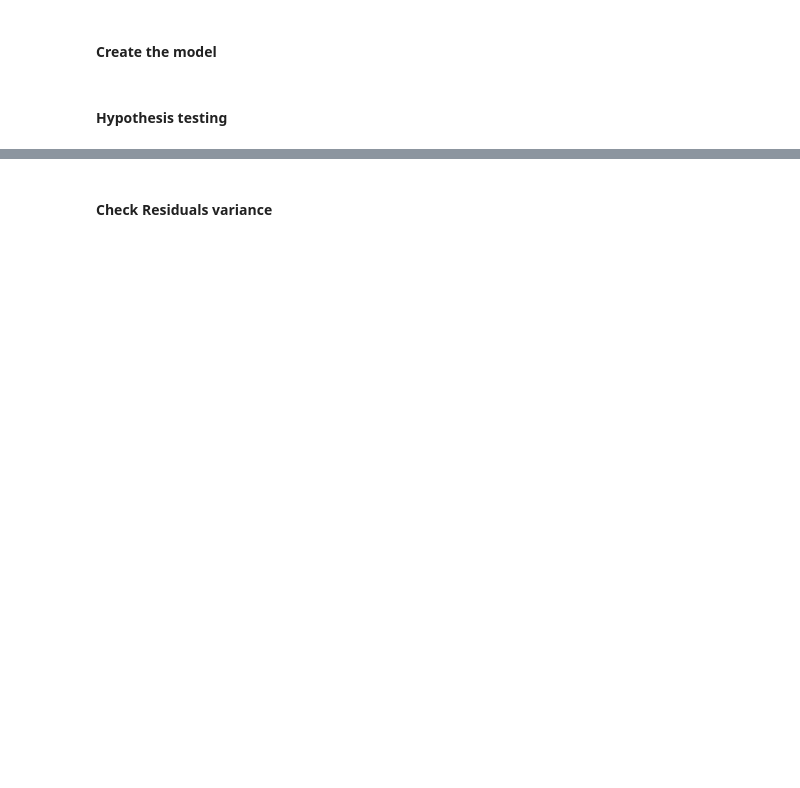
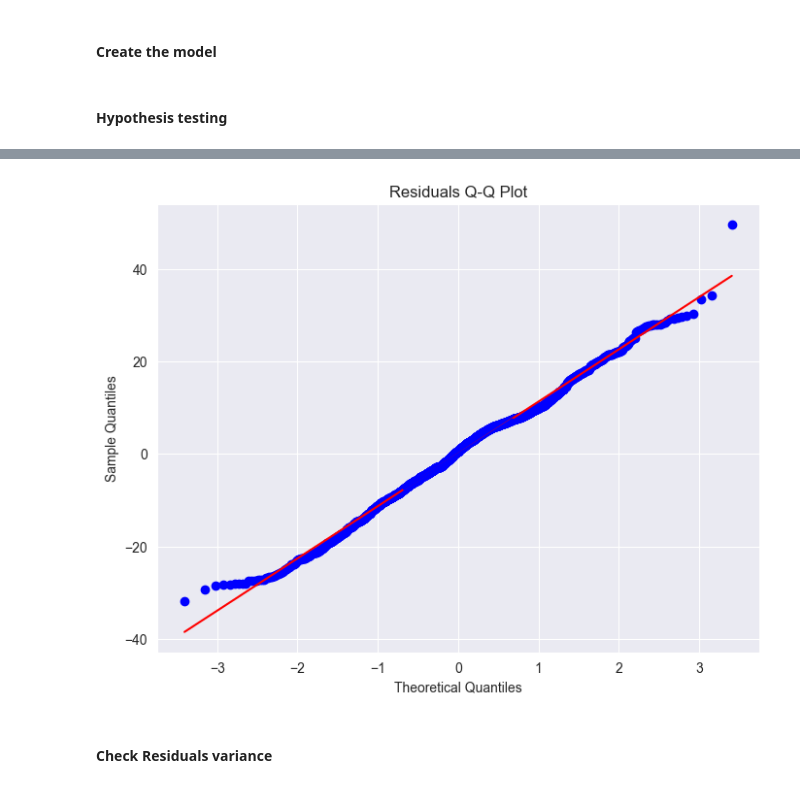
Before and after one commit to Smuuurph/HDS_502, a Jupyter notebook: A1M1/A1M1MurphyRProg.ipynb, the cells around one changed output, grey strips where cells are left out. Drawn from its saved outputs; the diff is of its cells as text; code cells hidden in the pictures; blank space fills up the shorter version.

```diff
--- a/A1M1/A1M1MurphyRProg.ipynb
+++ b/A1M1/A1M1MurphyRProg.ipynb
@@ -243,7 +352,7 @@ m1.summary()
 # %%
-import class_resources as cr
-
-cr.qq_plot(m1, "Plots/QQPlot.png")
+qq_plot(m1, "Plots/QQPlot.png")
+# %% [output]
+[figure, added]
 # %% [markdown]
 #### Check Residuals variance
 # %%
```
Also changed, not shown: parts of 16 cells of this notebook, 3 other files.
